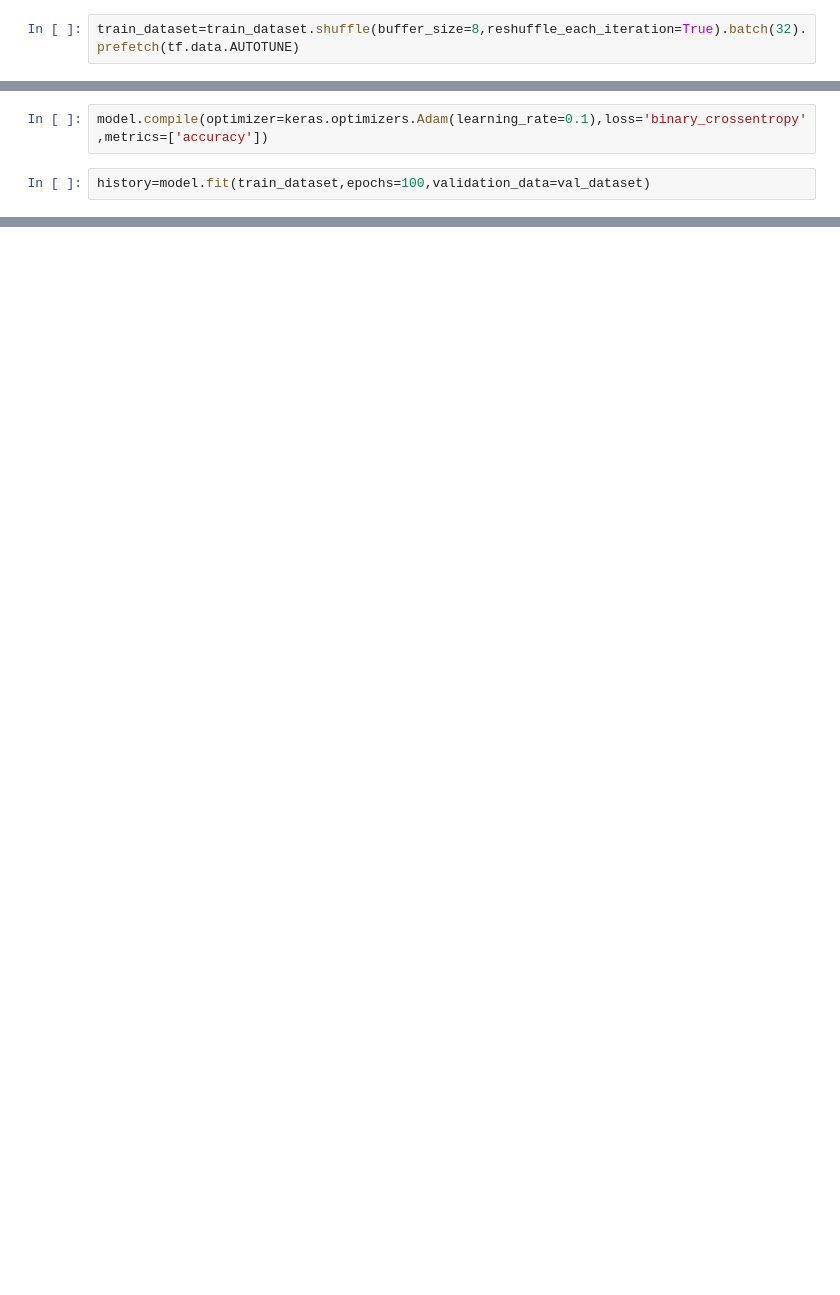
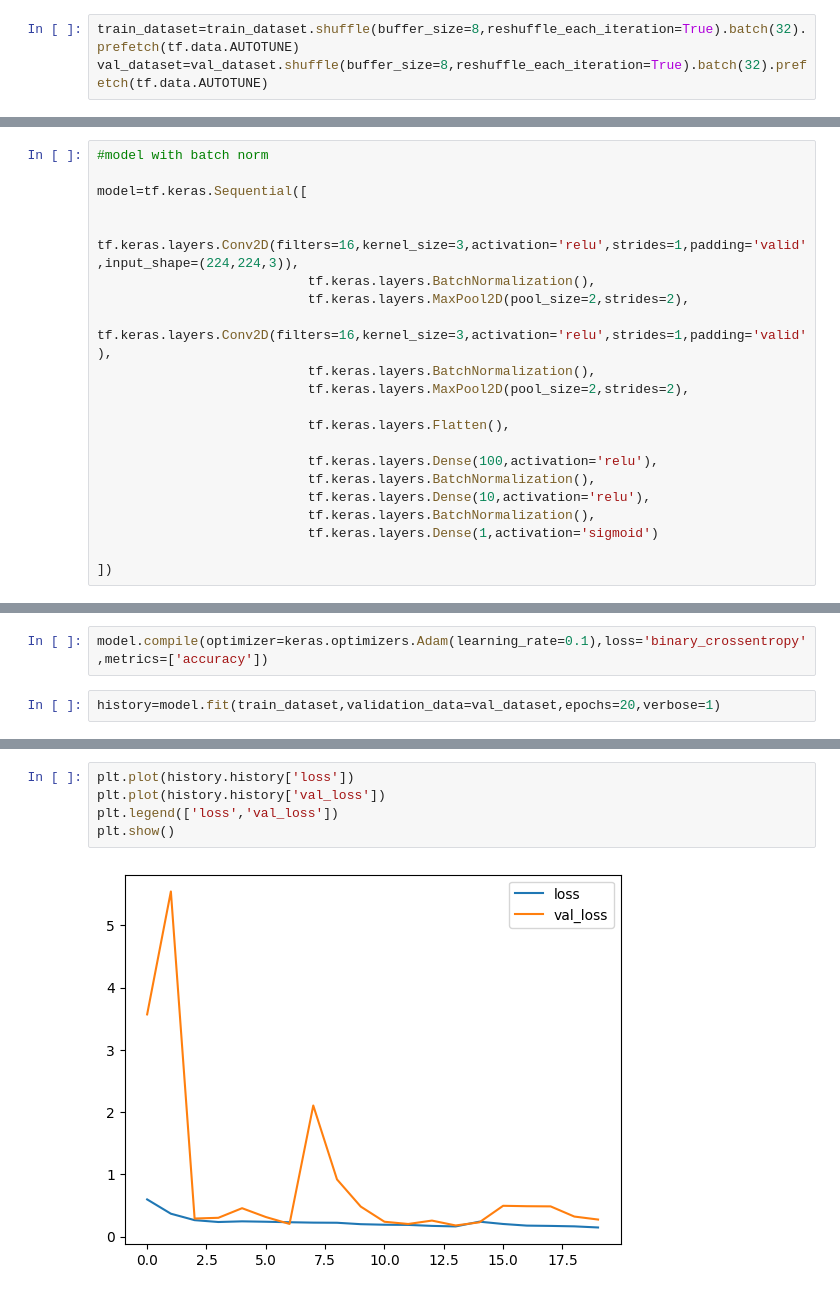
Before and after one commit to shree180103/malaria-detection, a Jupyter notebook: Untitled1.ipynb, the cells around one changed output, grey strips where cells are left out. Drawn from its saved outputs; the diff is of its cells as text; blank space fills up the shorter version.

```diff
--- a/Untitled1.ipynb
+++ b/Untitled1.ipynb
@@ -126,5 +126,6 @@ for image,label in train_dataset.take(1):
 # %%
 train_dataset=train_dataset.shuffle(buffer_size=8,reshuffle_each_iteration=True).batch(32).prefetch(tf.data.AUTOTUNE)
+val_dataset=val_dataset.shuffle(buffer_size=8,reshuffle_each_iteration=True).batch(32).prefetch(tf.data.AUTOTUNE)
 # %%
 #model creation (lenet)
 
@@ -145,3 +210,24 @@ model=tf.keras.Sequential([
+# %%
+#model with batch norm
+
+model=tf.keras.Sequential([
+
+                           tf.keras.layers.Conv2D(filters=16,kernel_size=3,activation='relu',strides=1,padding='valid',input_shape=(224,224,3)),
+                           tf.keras.layers.BatchNormalization(),
+                           tf.keras.layers.MaxPool2D(pool_size=2,strides=2),
+                           tf.keras.layers.Conv2D(filters=16,kernel_size=3,activation='relu',strides=1,padding='valid'),
+                           tf.keras.layers.BatchNormalization(),
+                           tf.keras.layers.MaxPool2D(pool_size=2,strides=2),
+
+                           tf.keras.layers.Flatten(),
+
+                           tf.keras.layers.Dense(100,activation='relu'),
+                           tf.keras.layers.BatchNormalization(),
+                           tf.keras.layers.Dense(10,activation='relu'),
+                           tf.keras.layers.BatchNormalization(),
+                           tf.keras.layers.Dense(1,activation='sigmoid')
+
+])
 # %%
 model.summary()
 # %% [output]
@@ -171,5 +255,5 @@ Model: "sequential_4"
 # %%
 model.compile(optimizer=keras.optimizers.Adam(learning_rate=0.1),loss='binary_crossentropy',metrics=['accuracy'])
 # %%
-history=model.fit(train_dataset,epochs=100,validation_data=val_dataset)
+history=model.fit(train_dataset,validation_data=val_dataset,epochs=20,verbose=1)
 # %% [output]
@@ -177,0 +277,7 @@ ValueError: Arguments `target` and `output` must have the same rank (ndim). Rece
+# %%
+plt.plot(history.history['loss'])
+plt.plot(history.history['val_loss'])
+plt.legend(['loss','val_loss'])
+plt.show()
+# %% [output]
+[figure, added]
```
Also changed, not shown: parts of 17 cells of this notebook.
